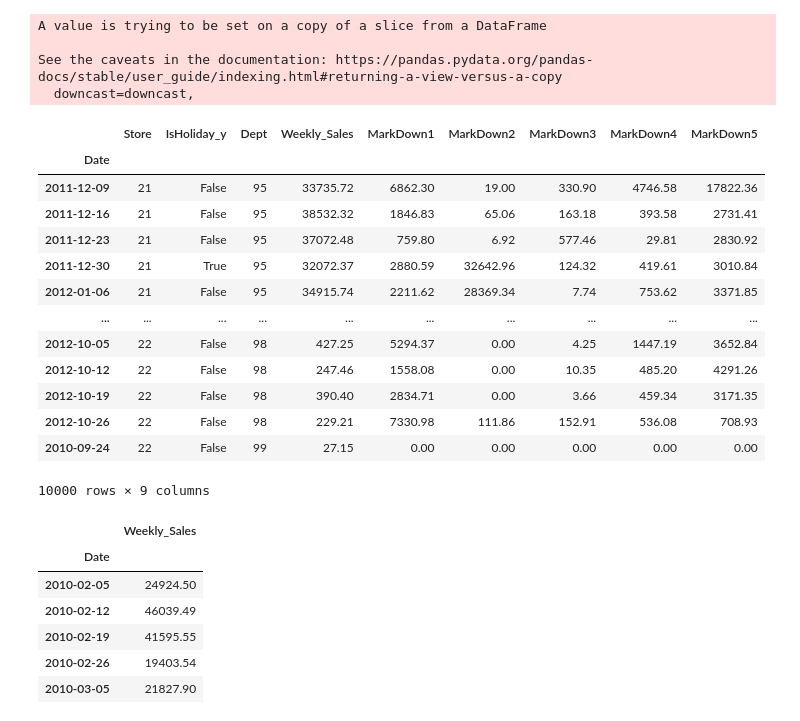
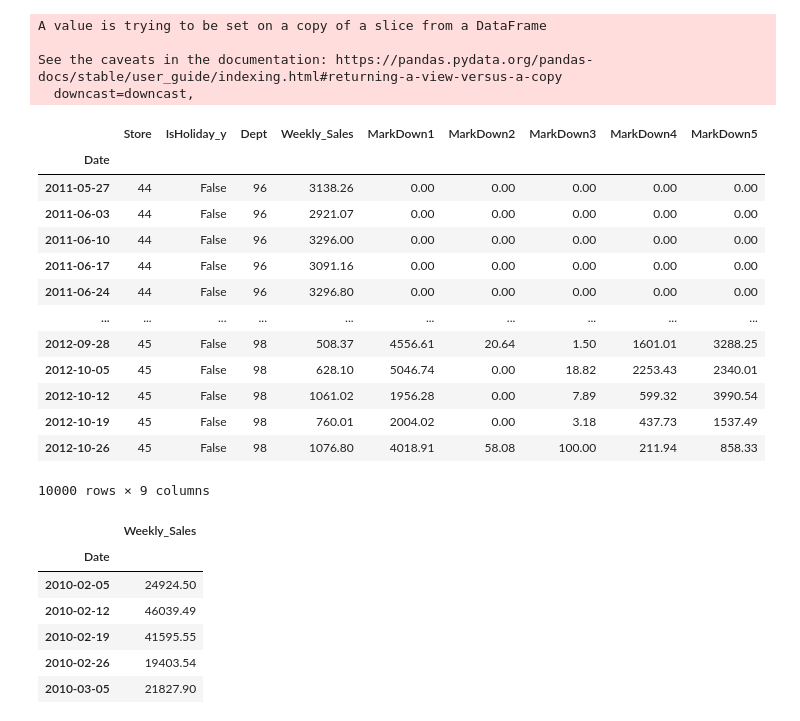
Before and after one commit to robsonbfreitas/TrabalhoFinal, a Jupyter notebook: TrabalhoFinal.ipynb, the cells around one changed output. Cells and saved outputs as stored; diff of their text form; code cells hidden in the pictures.

```diff
--- a/TrabalhoFinal.ipynb
+++ b/TrabalhoFinal.ipynb
@@ -157,0 +128,3 @@ df3.query('MarkDown5 != "NaN"')
+# %%
+ df_XTeste = df_testeFeature[['Store','Date','IsHoliday_y', 'Dept', 'Weekly_Sales','MarkDown1','MarkDown2','MarkDown3','MarkDown4','MarkDown5']]
+df_XTeste.head()
@@ -158,5 +138,6 @@ df3.query('MarkDown5 != "NaN"')
 # %%
 df_XTrain['Date'] = pd.to_datetime(df_XTrain['Date'])
+df_XTeste['Date'] = pd.to_datetime(df_XTeste['Date'])
 # %% [output]
 A value is trying to be set on a copy of a slice from a DataFrame.
 Try using .loc[row_indexer,col_indexer] = value instead
@@ -166,5 +151,6 @@ See the caveats in the documentation: https://pandas.pydata.org/pandas-docs/stab
 # %%
 df_XTrain.set_index(['Date'], inplace=True)
+df_XTeste.set_index(['Date'], inplace=True)
 # %%
 df_XTrain.head()
 # %% [output]
@@ -178,26 +174,27 @@ df_XTrain.head()
 # %%
 df_XTrain.fillna(0, inplace=True)
+df_XTeste.fillna(0, inplace=True)
 # %% [output]
 A value is trying to be set on a copy of a slice from a DataFrame
 
 See the caveats in the documentation: https://pandas.pydata.org/pandas-docs/stable/user_guide/indexing.html#returning-a-view-versus-a-copy
   downcast=downcast,
 # %%
-df_XTrain.tail(10000)
+df_XTeste.tail(10000)
 # %% [output]
 |  | Store | IsHoliday_y | Dept | Weekly_Sales | MarkDown1 | MarkDown2 | MarkDown3 | MarkDown4 | MarkDown5 |
 | Date |  |  |  |  |  |  |  |  |  |
-| 2011-12-09 | 21 | False | 95 | 33735.72 | 6862.30 | 19.00 | 330.90 | 4746.58 | 17822.36 |
-| 2011-12-16 | 21 | False | 95 | 38532.32 | 1846.83 | 65.06 | 163.18 | 393.58 | 2731.41 |
-| 2011-12-23 | 21 | False | 95 | 37072.48 | 759.80 | 6.92 | 577.46 | 29.81 | 2830.92 |
-| 2011-12-30 | 21 | True | 95 | 32072.37 | 2880.59 | 32642.96 | 124.32 | 419.61 | 3010.84 |
-| 2012-01-06 | 21 | False | 95 | 34915.74 | 2211.62 | 28369.34 | 7.74 | 753.62 | 3371.85 |
+| 2011-05-27 | 44 | False | 96 | 3138.26 | 0.00 | 0.00 | 0.00 | 0.00 | 0.00 |
+| 2011-06-03 | 44 | False | 96 | 2921.07 | 0.00 | 0.00 | 0.00 | 0.00 | 0.00 |
+| 2011-06-10 | 44 | False | 96 | 3296.00 | 0.00 | 0.00 | 0.00 | 0.00 | 0.00 |
+| 2011-06-17 | 44 | False | 96 | 3091.16 | 0.00 | 0.00 | 0.00 | 0.00 | 0.00 |
+| 2011-06-24 | 44 | False | 96 | 3296.80 | 0.00 | 0.00 | 0.00 | 0.00 | 0.00 |
 | ... | ... | ... | ... | ... | ... | ... | ... | ... | ... |
-| 2012-10-05 | 22 | False | 98 | 427.25 | 5294.37 | 0.00 | 4.25 | 1447.19 | 3652.84 |
-| 2012-10-12 | 22 | False | 98 | 247.46 | 1558.08 | 0.00 | 10.35 | 485.20 | 4291.26 |
-| 2012-10-19 | 22 | False | 98 | 390.40 | 2834.71 | 0.00 | 3.66 | 459.34 | 3171.35 |
-| 2012-10-26 | 22 | False | 98 | 229.21 | 7330.98 | 111.86 | 152.91 | 536.08 | 708.93 |
-| 2010-09-24 | 22 | False | 99 | 27.15 | 0.00 | 0.00 | 0.00 | 0.00 | 0.00 |
+| 2012-09-28 | 45 | False | 98 | 508.37 | 4556.61 | 20.64 | 1.50 | 1601.01 | 3288.25 |
+| 2012-10-05 | 45 | False | 98 | 628.10 | 5046.74 | 0.00 | 18.82 | 2253.43 | 2340.01 |
+| 2012-10-12 | 45 | False | 98 | 1061.02 | 1956.28 | 0.00 | 7.89 | 599.32 | 3990.54 |
+| 2012-10-19 | 45 | False | 98 | 760.01 | 2004.02 | 0.00 | 3.18 | 437.73 | 1537.49 |
+| 2012-10-26 | 45 | False | 98 | 1076.80 | 4018.91 | 58.08 | 100.00 | 211.94 | 858.33 |
 10000 rows × 9 columns
 # %%
 y = df_XTrain[['Weekly_Sales']]
```
Also changed, not shown: parts of 15 cells of this notebook.
